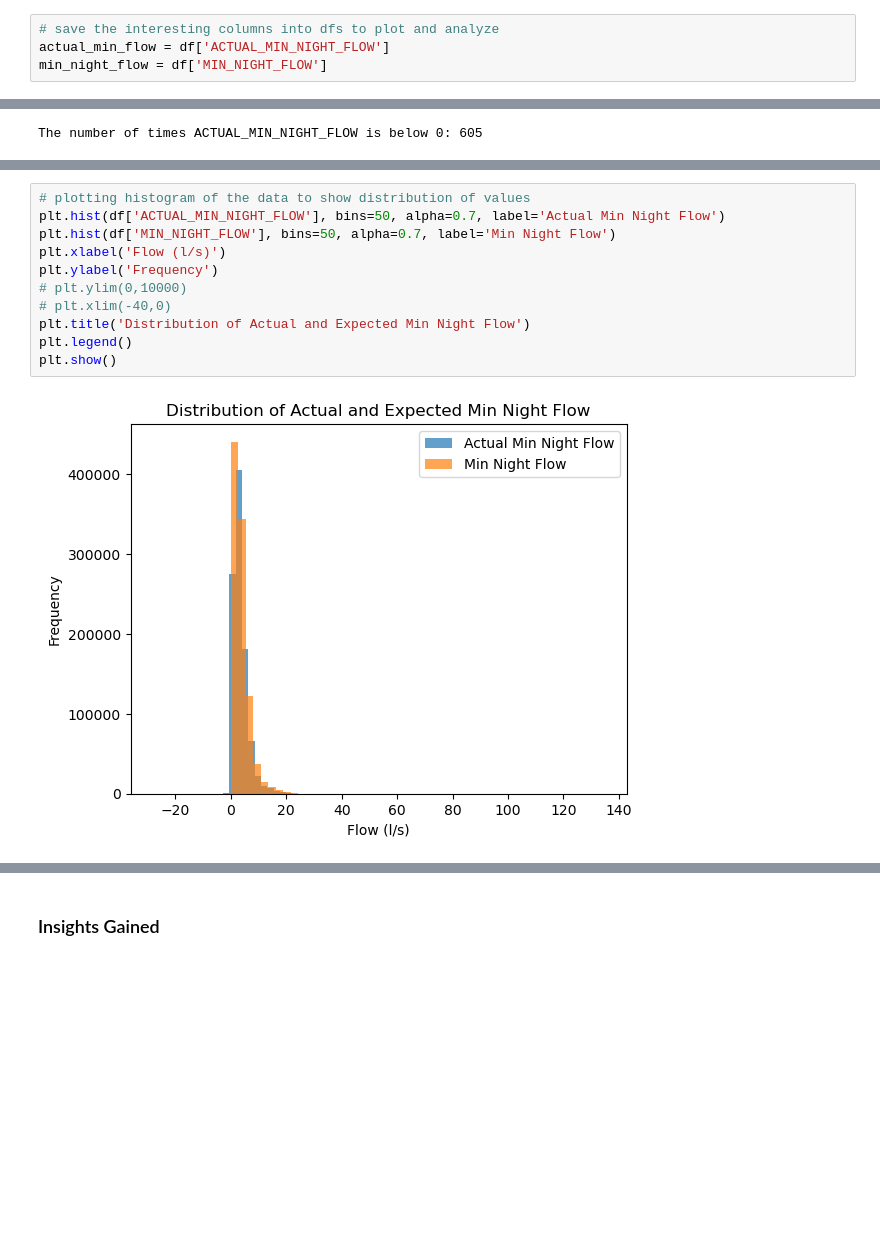
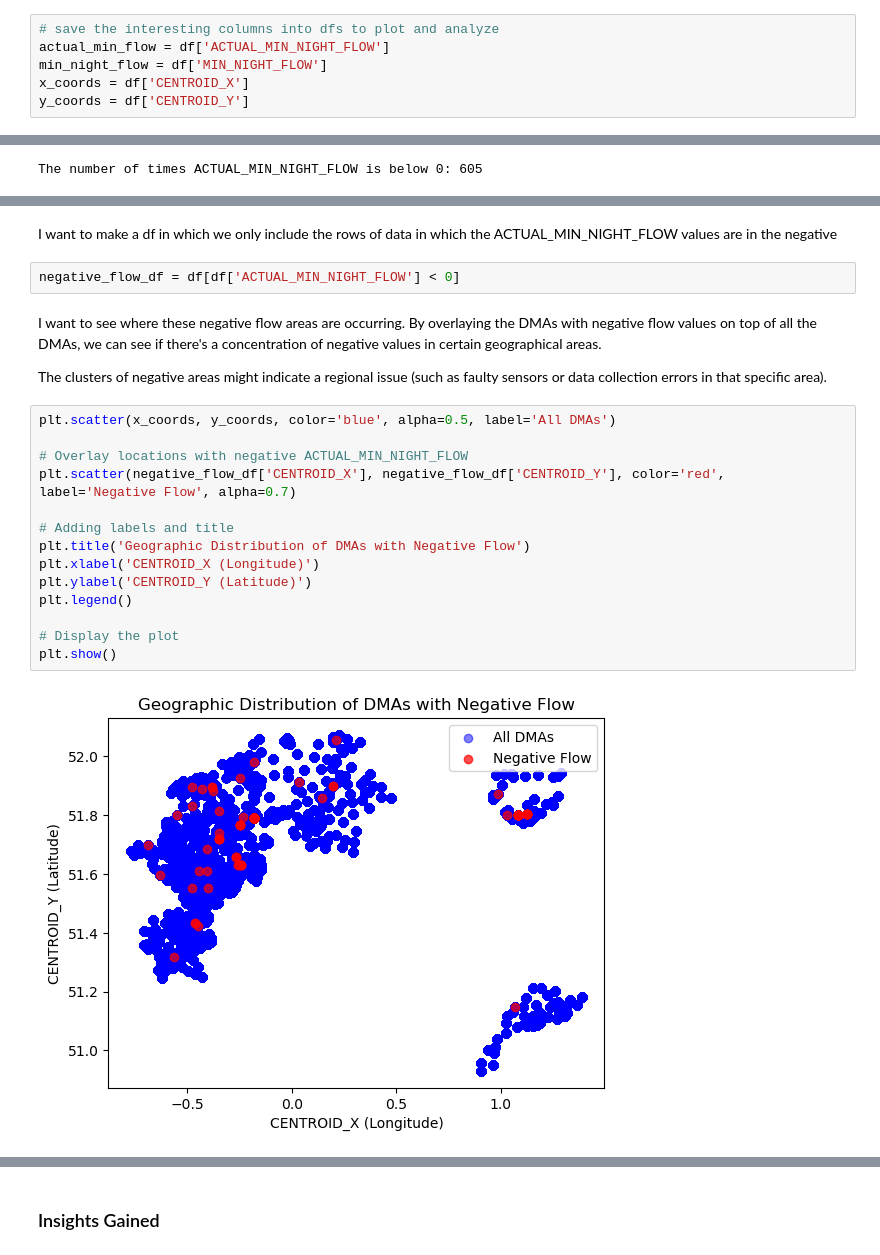
Before and after one commit to sofieseilnacht/water_usage_analysis, a Jupyter notebook: water_usage_analysis.ipynb, the cells around one changed output, grey strips where cells are left out. Cells and saved outputs as stored; diff of their text form; blank space fills up the shorter version.

```diff
--- a/water_usage_analysis.ipynb
+++ b/water_usage_analysis.ipynb
@@ -48,3 +49,5 @@ The statistics given for the rest make sense, as there are no large outliers and
 # save the interesting columns into dfs to plot and analyze
 actual_min_flow = df['ACTUAL_MIN_NIGHT_FLOW']
 min_night_flow = df['MIN_NIGHT_FLOW']
+x_coords = df['CENTROID_X']
+y_coords = df['CENTROID_Y']
@@ -93,13 +84,24 @@ Text(0, 0.5, 'Actual Water Flow (L/s)')
-# %%
-# plotting histogram of the data to show distribution of values
-plt.hist(df['ACTUAL_MIN_NIGHT_FLOW'], bins=50, alpha=0.7, label='Actual Min Night Flow')
-plt.hist(df['MIN_NIGHT_FLOW'], bins=50, alpha=0.7, label='Min Night Flow')
-plt.xlabel('Flow (l/s)')
-plt.ylabel('Frequency')
-# plt.ylim(0,10000)
-# plt.xlim(-40,0)
-plt.title('Distribution of Actual and Expected Min Night Flow')
-plt.legend()
-plt.show()
-# %% [output]
-[figure, removed]
+# %% [markdown]
+I want to make a df in which we only include the rows of data in which the ACTUAL_MIN_NIGHT_FLOW values are in the negative
+# %%
+negative_flow_df = df[df['ACTUAL_MIN_NIGHT_FLOW'] < 0]
+# %% [markdown]
+I want to see where these negative flow areas are occurring. By overlaying the DMAs with negative flow values on top of all the DMAs, we can see if there's a concentration of negative values in certain geographical areas.
+
+The clusters of negative areas might indicate a regional issue (such as faulty sensors or data collection errors in that specific area).
+# %%
+plt.scatter(x_coords, y_coords, color='blue', alpha=0.5, label='All DMAs')
+
+# Overlay locations with negative ACTUAL_MIN_NIGHT_FLOW
+plt.scatter(negative_flow_df['CENTROID_X'], negative_flow_df['CENTROID_Y'], color='red', label='Negative Flow', alpha=0.7)
+
+# Adding labels and title
+plt.title('Geographic Distribution of DMAs with Negative Flow')
+plt.xlabel('CENTROID_X (Longitude)')
+plt.ylabel('CENTROID_Y (Latitude)')
+plt.legend()
+
+# Display the plot
+plt.show()
+# %% [output]
+[figure, added]
```
Also changed, not shown: parts of 15 cells of this notebook.
